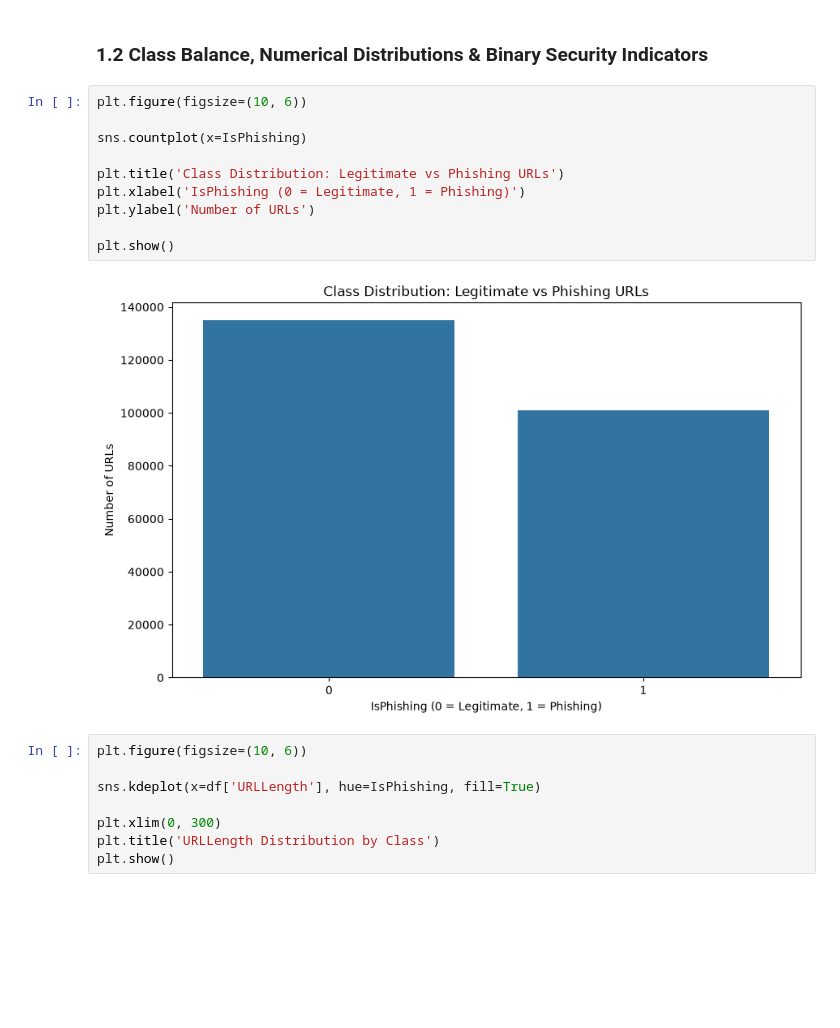
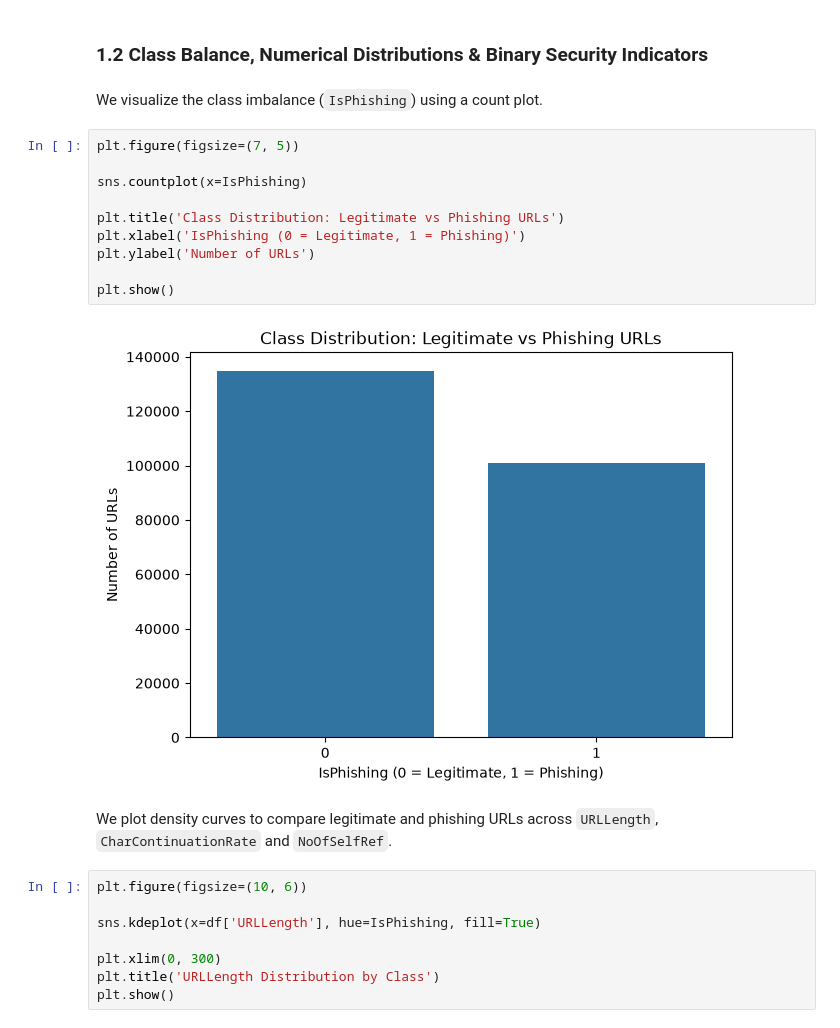
Before and after one commit to zakaria-tairari/ai-ml-labs, a Jupyter notebook: explanatory_data_analysis.ipynb, the cells around one changed output. Cells and saved outputs as stored; diff of their text form; blank space fills up the shorter version.

````diff
--- a/explanatory_data_analysis.ipynb
+++ b/explanatory_data_analysis.ipynb
@@ -113,18 +116,22 @@ label
 Name: proportion, dtype: float64
 # %% [markdown]
 ### 1.2 Class Balance, Numerical Distributions & Binary Security Indicators
+# %% [markdown]
+We visualize the class imbalance (```IsPhishing```) using a count plot.
 # %%
-plt.figure(figsize=(10, 6))
+plt.figure(figsize=(7, 5))
 
 sns.countplot(x=IsPhishing)
 
 plt.title('Class Distribution: Legitimate vs Phishing URLs')
 plt.xlabel('IsPhishing (0 = Legitimate, 1 = Phishing)')
 plt.ylabel('Number of URLs')
 
 plt.show()
 # %% [output]
-[figure, old version]
+[figure, new version]
+# %% [markdown]
+We plot density curves to compare legitimate and phishing URLs across ```URLLength```, ```CharContinuationRate``` and ```NoOfSelfRef```.
 # %%
 plt.figure(figsize=(10, 6))
 
````
Also changed, not shown: parts of 27 cells of this notebook.
